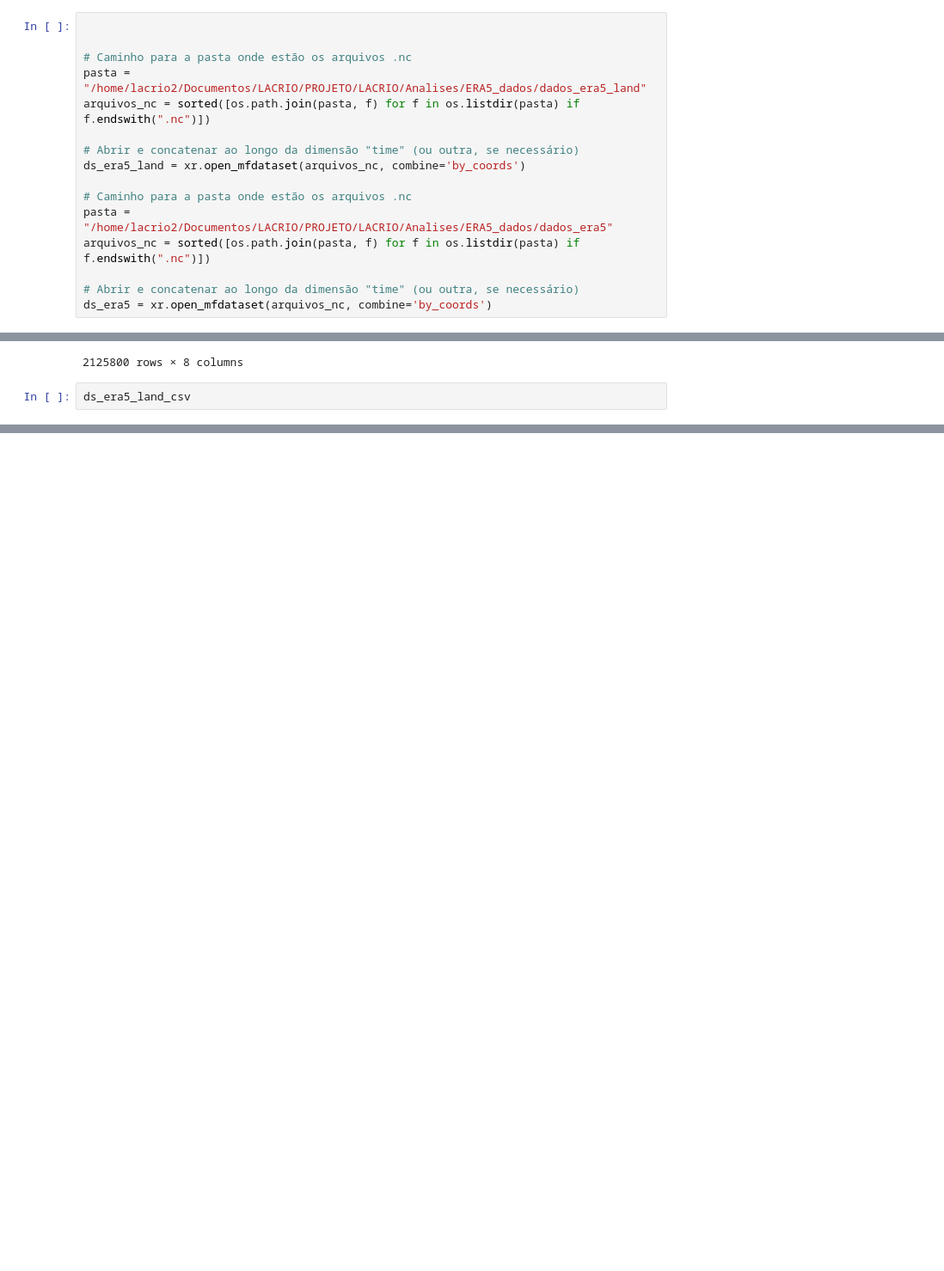
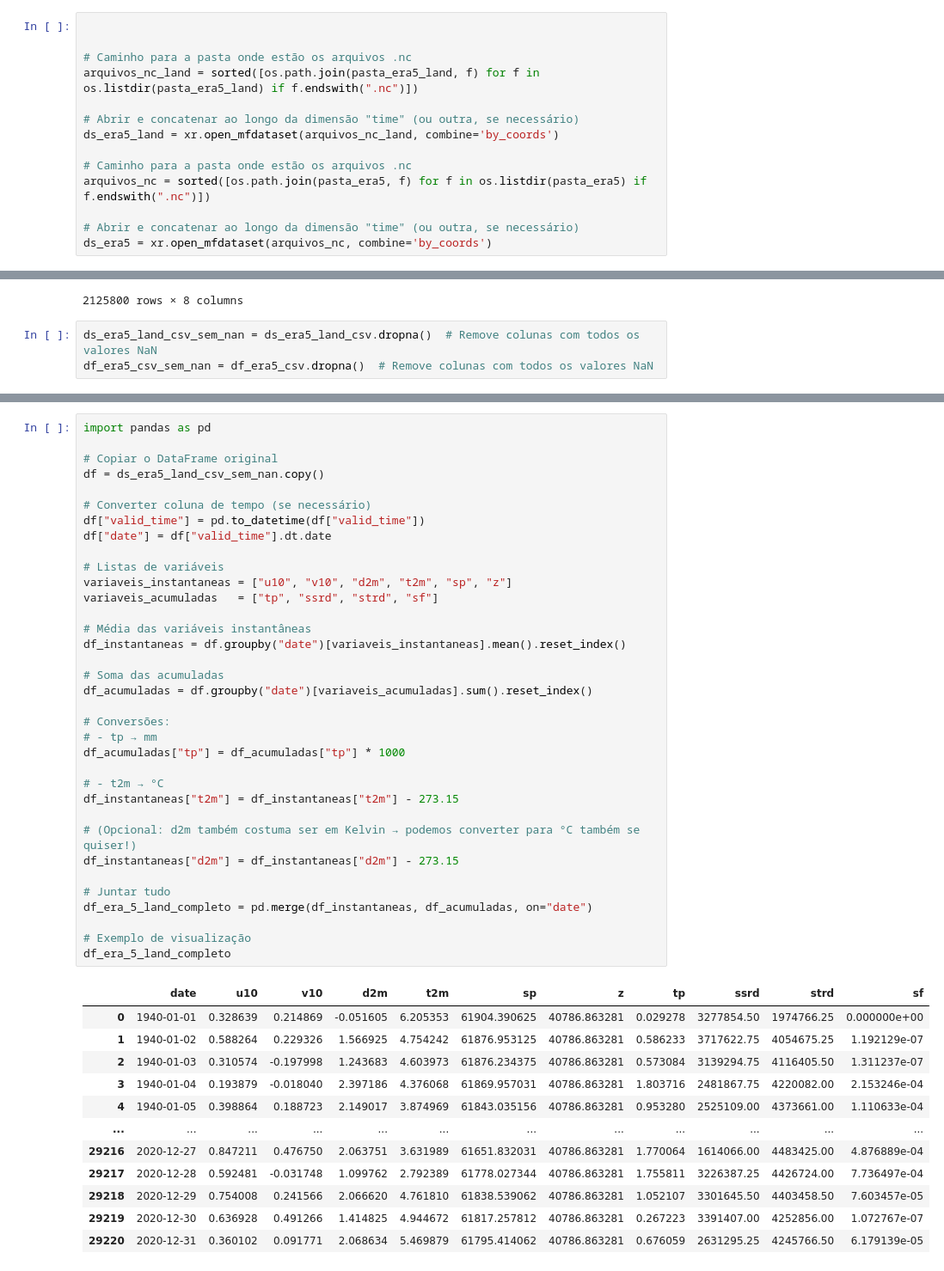
Before and after one commit to MatheusOliveira1999/LACRIO, a Jupyter notebook: Pre-processamento/interpolacao.ipynb, the cells around one changed output, grey strips where cells are left out. Shown at 86% size. Saved outputs shown, nothing was run; the diff lists cells and outputs as text; blank space fills up the shorter version.

Commit message:
Fazendo a média e soma das variaveis

```diff
--- a/Pre-processamento/interpolacao.ipynb
+++ b/Pre-processamento/interpolacao.ipynb
@@ -8,15 +8,13 @@ Juntando todos os arquivo .nc do conjunto de dados era5 e era5 land
 
 
 # Caminho para a pasta onde estão os arquivos .nc
-pasta = "/home/lacrio2/Documentos/LACRIO/PROJETO/LACRIO/Analises/ERA5_dados/dados_era5_land"
-arquivos_nc = sorted([os.path.join(pasta, f) for f in os.listdir(pasta) if f.endswith(".nc")])
+arquivos_nc_land = sorted([os.path.join(pasta_era5_land, f) for f in os.listdir(pasta_era5_land) if f.endswith(".nc")])
 
 # Abrir e concatenar ao longo da dimensão "time" (ou outra, se necessário)
-ds_era5_land = xr.open_mfdataset(arquivos_nc, combine='by_coords')
+ds_era5_land = xr.open_mfdataset(arquivos_nc_land, combine='by_coords')
 
 # Caminho para a pasta onde estão os arquivos .nc
-pasta = "/home/lacrio2/Documentos/LACRIO/PROJETO/LACRIO/Analises/ERA5_dados/dados_era5"
-arquivos_nc = sorted([os.path.join(pasta, f) for f in os.listdir(pasta) if f.endswith(".nc")])
+arquivos_nc = sorted([os.path.join(pasta_era5, f) for f in os.listdir(pasta_era5) if f.endswith(".nc")])
 
 # Abrir e concatenar ao longo da dimensão "time" (ou outra, se necessário)
 ds_era5 = xr.open_mfdataset(arquivos_nc, combine='by_coords')
@@ -160,4 +158,5 @@ df_era5_csv
 | 2125799 | 2020-11-15 23:00:00 | 300 | 95075.601562 | 0.000461 | 0.0 | 242.131165 | -1.688976 | 2.476295 |
 2125800 rows × 8 columns
 # %%
-ds_era5_land_csv
+ds_era5_land_csv_sem_nan = ds_era5_land_csv.dropna()  # Remove colunas com todos os valores NaN
+df_era5_csv_sem_nan = df_era5_csv.dropna()  # Remove colunas com todos os valores NaN
@@ -177,0 +165,48 @@ ds_era5_land_csv
+# %%
+import pandas as pd
+
+# Copiar o DataFrame original
+df = ds_era5_land_csv_sem_nan.copy()
+
+# Converter coluna de tempo (se necessário)
+df["valid_time"] = pd.to_datetime(df["valid_time"])
+df["date"] = df["valid_time"].dt.date
+
+# Listas de variáveis
+variaveis_instantaneas = ["u10", "v10", "d2m", "t2m", "sp", "z"]
+variaveis_acumuladas   = ["tp", "ssrd", "strd", "sf"]
+
+# Média das variáveis instantâneas
+df_instantaneas = df.groupby("date")[variaveis_instantaneas].mean().reset_index()
+
+# Soma das acumuladas
+df_acumuladas = df.groupby("date")[variaveis_acumuladas].sum().reset_index()
+
+# Conversões:
+# - tp → mm
+df_acumuladas["tp"] = df_acumuladas["tp"] * 1000
+
+# - t2m → °C
+df_instantaneas["t2m"] = df_instantaneas["t2m"] - 273.15
+
+# (Opcional: d2m também costuma ser em Kelvin → podemos converter para °C também se quiser!)
+df_instantaneas["d2m"] = df_instantaneas["d2m"] - 273.15
+
+# Juntar tudo
+df_era_5_land_completo = pd.merge(df_instantaneas, df_acumuladas, on="date")
+
+# Exemplo de visualização
+df_era_5_land_completo
+# %% [output]
+|  | date | u10 | v10 | d2m | t2m | sp | z | tp | ssrd | strd | sf |
+| 0 | 1940-01-01 | 0.328639 | 0.214869 | -0.051605 | 6.205353 | 61904.390625 | 40786.863281 | 0.029278 | 3277854.50 | 1974766.25 | 0.000000e+00 |
+| 1 | 1940-01-02 | 0.588264 | 0.229326 | 1.566925 | 4.754242 | 61876.953125 | 40786.863281 | 0.586233 | 3717622.75 | 4054675.25 | 1.192129e-07 |
+| 2 | 1940-01-03 | 0.310574 | -0.197998 | 1.243683 | 4.603973 | 61876.234375 | 40786.863281 | 0.573084 | 3139294.75 | 4116405.50 | 1.311237e-07 |
+| 3 | 1940-01-04 | 0.193879 | -0.018040 | 2.397186 | 4.376068 | 61869.957031 | 40786.863281 | 1.803716 | 2481867.75 | 4220082.00 | 2.153246e-04 |
+| 4 | 1940-01-05 | 0.398864 | 0.188723 | 2.149017 | 3.874969 | 61843.035156 | 40786.863281 | 0.953280 | 2525109.00 | 4373661.00 | 1.110633e-04 |
+| ... | ... | ... | ... | ... | ... | ... | ... | ... | ... | ... | ... |
+| 29216 | 2020-12-27 | 0.847211 | 0.476750 | 2.063751 | 3.631989 | 61651.832031 | 40786.863281 | 1.770064 | 1614066.00 | 4483425.00 | 4.876889e-04 |
+| 29217 | 2020-12-28 | 0.592481 | -0.031748 | 1.099762 | 2.792389 | 61778.027344 | 40786.863281 | 1.755811 | 3226387.25 | 4426724.00 | 7.736497e-04 |
+| 29218 | 2020-12-29 | 0.754008 | 0.241566 | 2.066620 | 4.761810 | 61838.539062 | 40786.863281 | 1.052107 | 3301645.50 | 4403458.50 | 7.603457e-05 |
+| 29219 | 2020-12-30 | 0.636928 | 0.491266 | 1.414825 | 4.944672 | 61817.257812 | 40786.863281 | 0.267223 | 3391407.00 | 4252856.00 | 1.072767e-07 |
+| 29220 | 2020-12-31 | 0.360102 | 0.091771 | 2.068634 | 5.469879 | 61795.414062 | 40786.863281 | 0.676059 | 2631295.25 | 4245766.50 | 6.179139e-05 |
```
Also changed, not shown: parts of 7 cells of this notebook.
